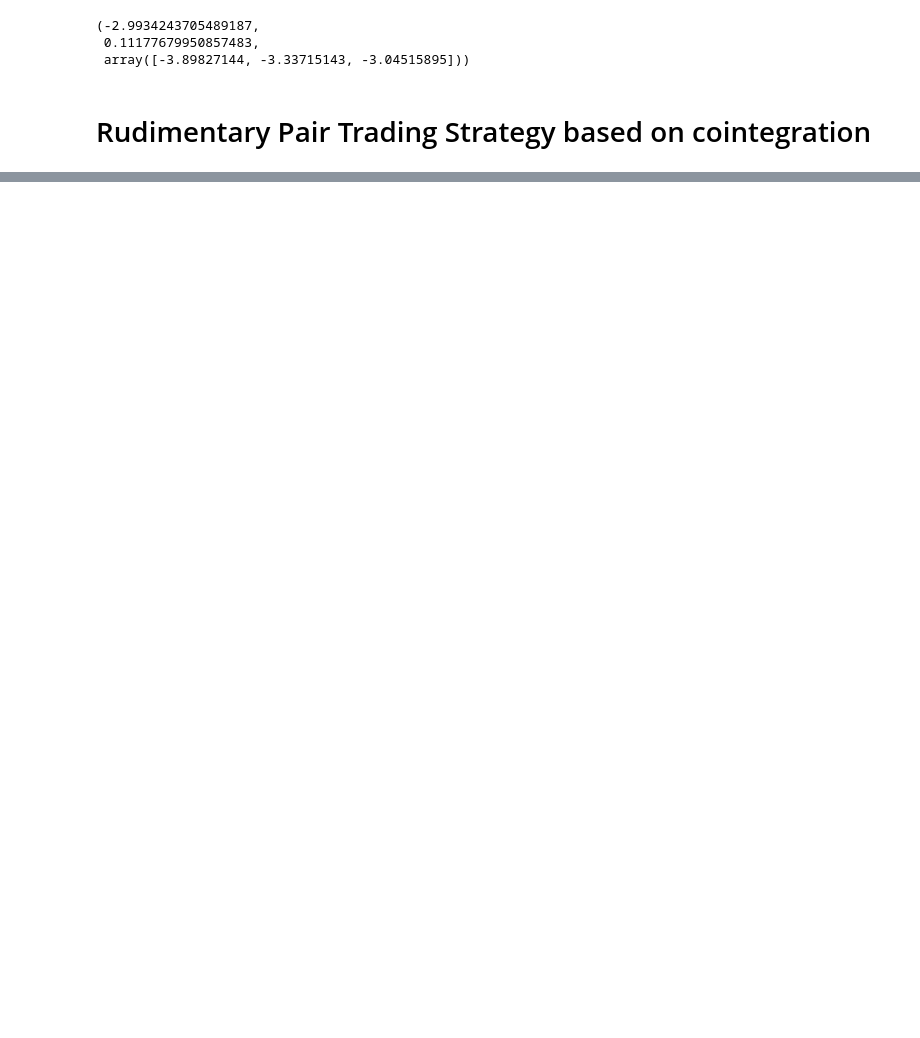
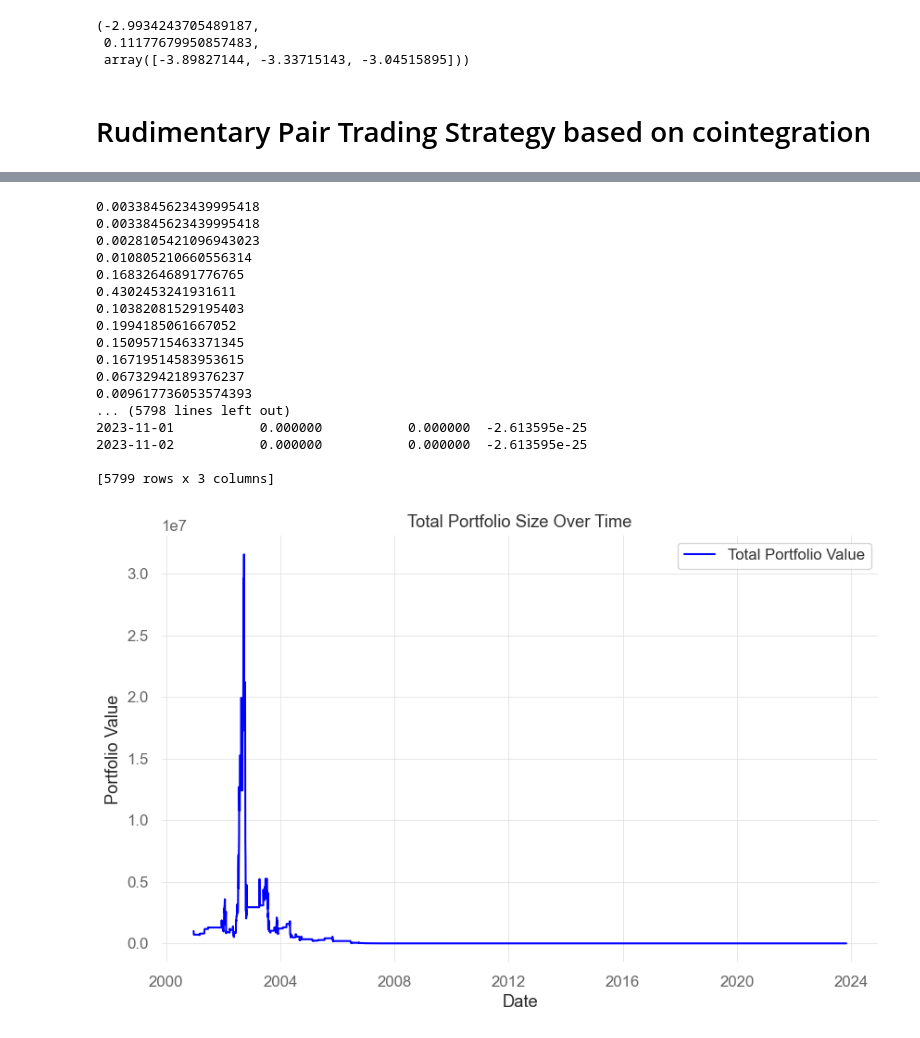
Before and after one commit to ThGreatExplorer/DRP_Statistical_Arbitrage, a Jupyter notebook: nbs/pair_trading_strategy.ipynb, the cells around one changed output, grey strips where cells are left out. Cells and saved outputs as stored; diff of their text form; code cells hidden in the pictures; blank space fills up the shorter version.

```diff
--- a/nbs/pair_trading_strategy.ipynb
+++ b/nbs/pair_trading_strategy.ipynb
@@ -85,0 +154,5 @@ Date
+# %%
+series = {"PanEuroAggIdx_2000.csv": "US_15Min", "US_10yr_2000.csv": "GB_15Min"}
+idx_data = initialize_data(**series)
+print(idx_data.data)
+coint(idx_data.data.iloc[:,0],idx_data.data.iloc[:,1])
@@ -85,0 +178,24 @@ Date
+# %%
+strategy :PairTradingTest = PairTradingTest(idx_data,30,1)
+strategy.__backtest__()
+strategy.plot_portfolio_over_time()
+strategy.plot_time_series_with_signals()
+# %% [output]
+0.0033845623439995418
+0.0033845623439995418
+0.0028105421096943023
+0.010805210660556314
+0.16832646891776765
+0.4302453241931611
+0.10382081529195403
+0.1994185061667052
+0.15095715463371345
+0.16719514583953615
+0.06732942189376237
+0.009617736053574393
+... (5798 lines left out)
+2023-11-01           0.000000           0.000000  -2.613595e-25
+2023-11-02           0.000000           0.000000  -2.613595e-25
+
+[5799 rows x 3 columns]
+[figure, added]
```
Also changed, not shown: parts of 10 cells of this notebook, 10 other files.
